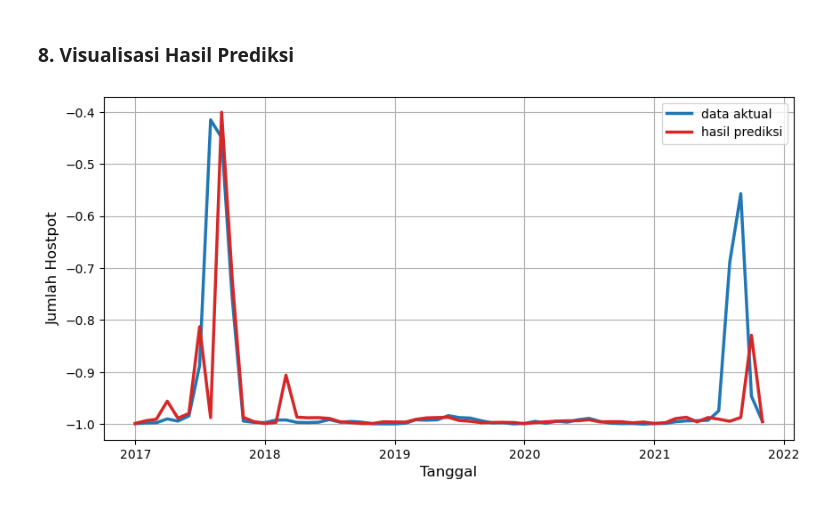
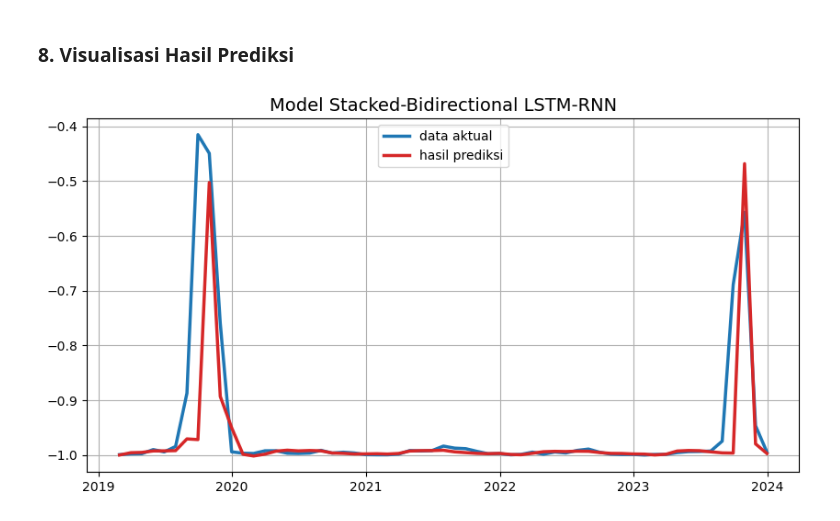
Before and after one commit to kusin/2024_BOPTN_Hopsot, a Jupyter notebook: source-code/base_percobaan2.ipynb, the cells around one changed output. Saved outputs shown, nothing was run; the diff lists cells and outputs as text; code cells hidden in the pictures.

```diff
--- a/source-code/base_percobaan2.ipynb
+++ b/source-code/base_percobaan2.ipynb
@@ -389,7 +389,7 @@ from class_base_model import gru_algorithm
 
 # set parameter
 activation = "relu"
-dropout_rate = 0.1
+dropout_rate = 0.25
 optimizer = "rmsprop"
 
 # check algorithm
@@ -402,7 +402,7 @@ else:
 # %%
 # fit network
 history = model.fit(
-    trainX, trainY, batch_size=16, epochs=1500,
+    trainX, trainY, batch_size=32, epochs=1500,
     validation_data=(testX, testY), verbose=1, shuffle=False, use_multiprocessing=True
 )
 # %% [output]
@@ -552,24 +552,24 @@ print("{:0>2}:{:0>2}:{:05.2f}".format(int(hours),int(minutes),seconds))
 # %% [markdown]
 ### 8. Visualisasi Hasil Prediksi
+# %%
+if algorithm == "LSTM-RNN":
+    title = "Model Stacked-Bidirectional LSTM-RNN"
+else:
+    title = "Model Stacked-Bidirectional GRU-RNN"
 # %%
-# generate urutan data sesuai panjang datanya
-x = pd.date_range(start="2017-01-01", periods=len(testY), freq='MS')
-
 # membuat frame
 fig, ax = plt.subplots(figsize = (10,5))
 
 # membuat time series plot
-ax.plot(x, testY, color="tab:blue", label="data aktual", linewidth=2.5)
-ax.plot(x, predictions, color="tab:red", label="hasil prediksi", linewidth=2.5)
+ax.plot(dataset.iloc[len(train_data)+1:len(dataset),0], testY, color="tab:blue", label="data aktual", linewidth=2.5)
+ax.plot(dataset.iloc[len(train_data)+1:len(dataset),0], predictions, color="tab:red", label="hasil prediksi", linewidth=2.5)
 
 # membuat label-label
-# ax.set_title("Hotspot Sumsel Sensor MODIS 2018-2020", fontsize=14)
-ax.set_xlabel("Tanggal", fontsize=12)
-ax.set_ylabel("Jumlah Hostpot", fontsize=12)
-ax.legend(loc='upper right')
+ax.set_title(title, fontsize=14)
+ax.set_xlabel("", fontsize=12)
+ax.set_ylabel("", fontsize=12)
+ax.legend(loc="best")
 ax.grid(True)
-
-# menampilkan plot
 plt.show()
 # %% [output]
-[figure, old version]
+[figure, new version]
```
Also changed, not shown: parts of 11 cells of this notebook.
